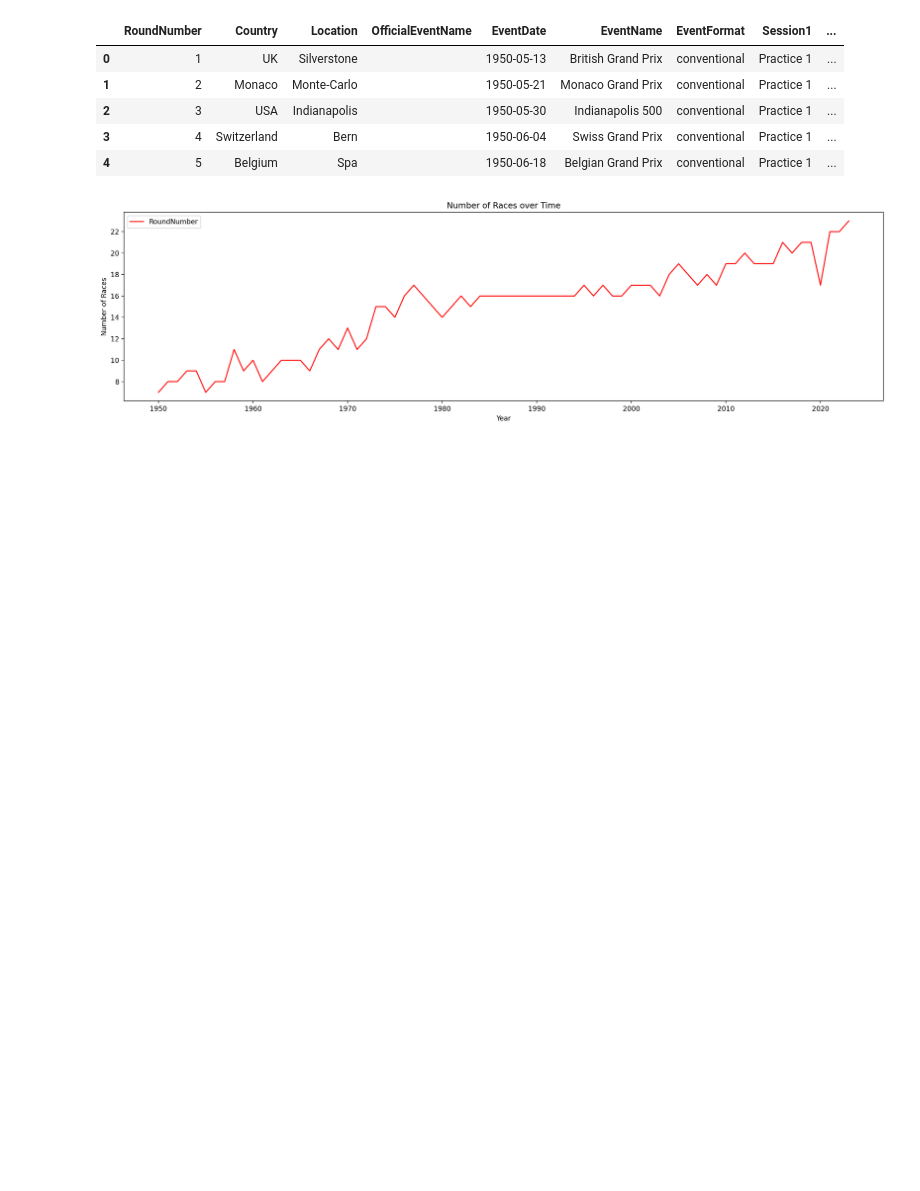
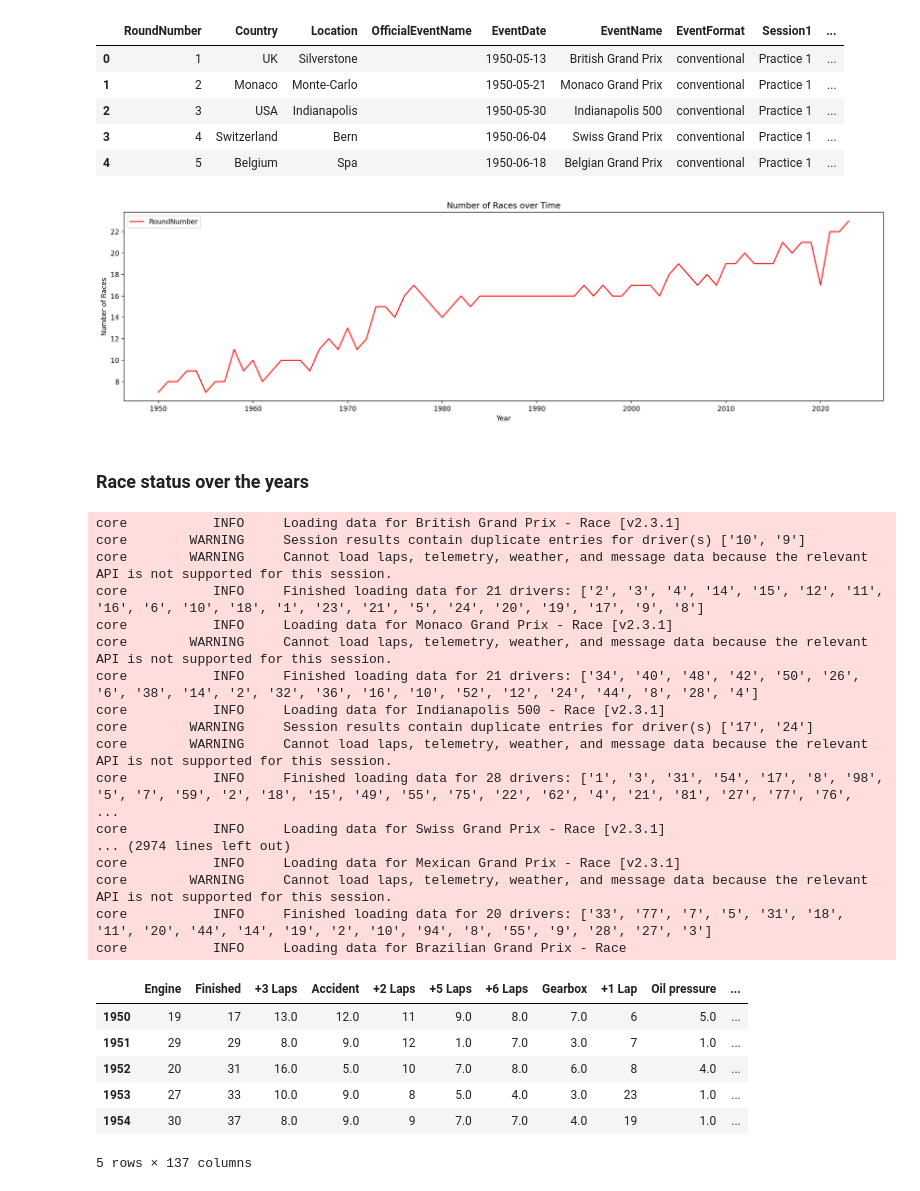
Before and after one commit to khushmeeet/f1, a Jupyter notebook: F1 analysis.ipynb, the cells around one changed output. Drawn from its saved outputs; the diff is of its cells as text; code cells hidden in the pictures; blank space fills up the shorter version.

```diff
--- a/F1 analysis.ipynb
+++ b/F1 analysis.ipynb
@@ -33,3 +35,44 @@ ax.set_ylabel("Number of Races");
 ax.set_title("Number of Races over Time");
 # %% [output]
 [figure]
+# %% [markdown]
+### Race status over the years
+# %%
+sessions_df = pd.DataFrame()
+
+# Excluding 2023 because season is not complete
+for i in range(1950, 2023):
+    year = pd.DataFrame()
+    for j in range(1,df.loc[float(i)][0]+1):
+        session = fastf1.get_session(i, j, 'Race')
+        session.load(telemetry=False, laps=False, weather=False)
+        year = pd.concat([year, session.results["Status"]])
+    status = pd.DataFrame(year[0].value_counts().to_dict(), index=[i])
+    del year
+    sessions_df = pd.concat([sessions_df, status])
+    del status
+# %% [output]
+core           INFO     Loading data for British Grand Prix - Race [v2.3.1]
+core        WARNING     Session results contain duplicate entries for driver(s) ['10', '9']
+core        WARNING     Cannot load laps, telemetry, weather, and message data because the relevant API is not supported for this session.
+core           INFO     Finished loading data for 21 drivers: ['2', '3', '4', '14', '15', '12', '11', '16', '6', '10', '18', '1', '23', '21', '5', '24', '20', '19', '17', '9', '8']
+core           INFO     Loading data for Monaco Grand Prix - Race [v2.3.1]
+core        WARNING     Cannot load laps, telemetry, weather, and message data because the relevant API is not supported for this session.
+core           INFO     Finished loading data for 21 drivers: ['34', '40', '48', '42', '50', '26', '6', '38', '14', '2', '32', '36', '16', '10', '52', '12', '24', '44', '8', '28', '4']
+core           INFO     Loading data for Indianapolis 500 - Race [v2.3.1]
+core        WARNING     Session results contain duplicate entries for driver(s) ['17', '24']
+core        WARNING     Cannot load laps, telemetry, weather, and message data because the relevant API is not supported for this session.
+core           INFO     Finished loading data for 28 drivers: ['1', '3', '31', '54', '17', '8', '98', '5', '7', '59', '2', '18', '15', '49', '55', '75', '22', '62', '4', '21', '81', '27', '77', '76',  ...
+core           INFO     Loading data for Swiss Grand Prix - Race [v2.3.1]
+... (2974 lines left out)
+core           INFO     Loading data for Mexican Grand Prix - Race [v2.3.1]
+core        WARNING     Cannot load laps, telemetry, weather, and message data because the relevant API is not supported for this session.
+core           INFO     Finished loading data for 20 drivers: ['33', '77', '7', '5', '31', '18', '11', '20', '44', '14', '19', '2', '10', '94', '8', '55', '9', '28', '27', '3']
+core           INFO     Loading data for Brazilian Grand Prix - Race
+|  | Engine | Finished | +3 Laps | Accident | +2 Laps | +5 Laps | +6 Laps | Gearbox | +1 Lap | Oil pressure | ... |
+| 1950 | 19 | 17 | 13.0 | 12.0 | 11 | 9.0 | 8.0 | 7.0 | 6 | 5.0 | ... |
+| 1951 | 29 | 29 | 8.0 | 9.0 | 12 | 1.0 | 7.0 | 3.0 | 7 | 1.0 | ... |
+| 1952 | 20 | 31 | 16.0 | 5.0 | 10 | 7.0 | 8.0 | 6.0 | 8 | 4.0 | ... |
+| 1953 | 27 | 33 | 10.0 | 9.0 | 8 | 5.0 | 4.0 | 3.0 | 23 | 1.0 | ... |
+| 1954 | 30 | 37 | 8.0 | 9.0 | 9 | 7.0 | 7.0 | 4.0 | 19 | 1.0 | ... |
+5 rows × 137 columns
```
Also changed, not shown: parts of 5 cells of this notebook.
